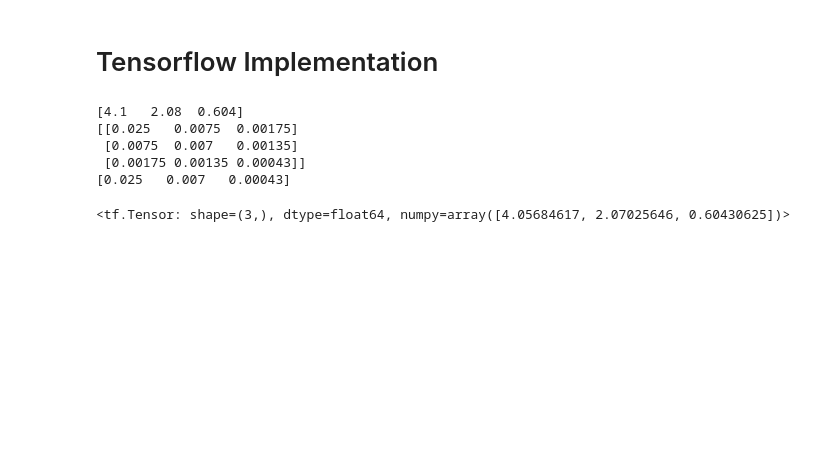
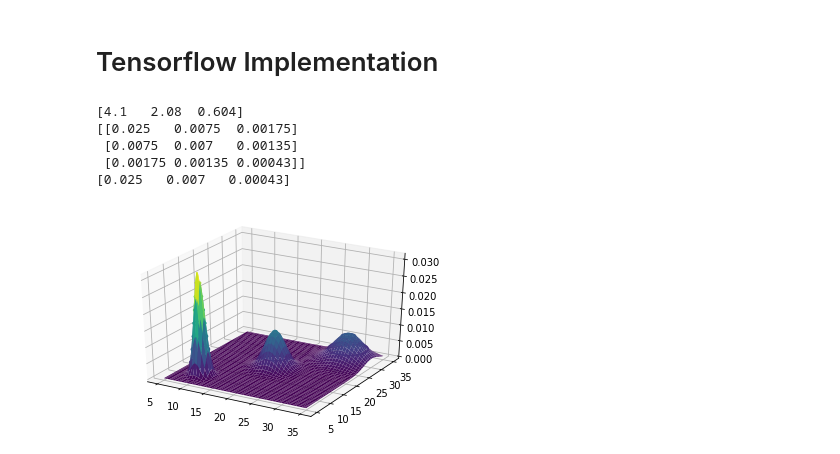
Before and after one commit to jetnew/Simkit, a Jupyter notebook: GMM.ipynb, the cells around one changed output. Drawn from its saved outputs; the diff is of its cells as text; code cells hidden in the pictures; blank space fills up the shorter version.

Commit message:
Included gaussian on tensorflow tutorial

```diff
--- a/GMM.ipynb
+++ b/GMM.ipynb
@@ -642,7 +645,31 @@ print(X_diag)
  [0.0075  0.007   0.00135]
  [0.00175 0.00135 0.00043]]
 [0.025   0.007   0.00043]
-# %%
-mvn.sample()
-# %% [output]
-<tf.Tensor: shape=(3,), dtype=float64, numpy=array([4.05684617, 2.07025646, 0.60430625])>
+# %%
+pi = np.array([0.2, 0.3, 0.5], dtype=np.float32)
+mu = np.array([[10, 10],
+               [20, 20],
+               [30, 30]], dtype=np.float32)
+sigma = np.array([[1, 1],
+                  [2, 2],
+                  [3, 3]], dtype=np.float32)
+# %%
+mvgmm = tfd.MixtureSameFamily(
+    mixture_distribution=tfd.Categorical(probs=pi),
+    components_distribution=tfd.MultivariateNormalDiag(
+        loc=mu,
+        scale_diag=sigma)
+)
+# %%
+x = np.linspace(5, 35, 100)
+y = np.linspace(5, 35, 100)
+x, y = np.meshgrid(x, y)
+
+data = np.stack((x.flatten(), y.flatten()), axis=1)
+prob = mvgmm.prob(data).numpy()
+
+ax = plt.axes(projection='3d')
+plt.contour(x, y, prob.reshape((100, 100)));
+ax.plot_surface(x, y, prob.reshape((100,100)), cmap='viridis');
+# %% [output]
+[figure, added]
```
Also changed, not shown: parts of 1 cell of this notebook.
